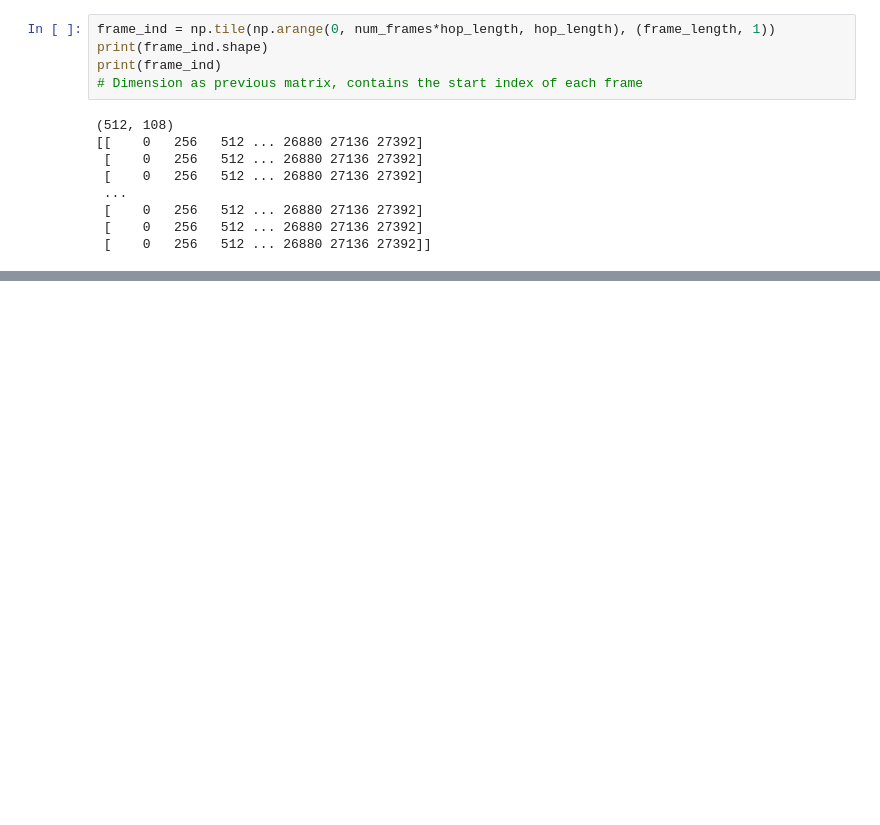
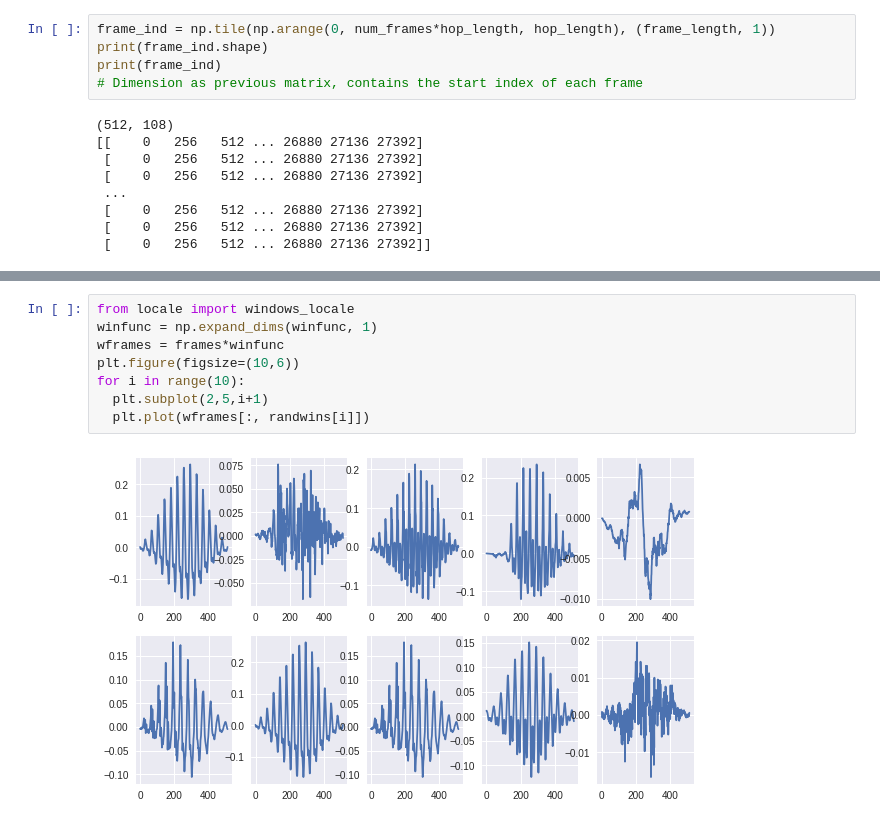
Before and after one commit to cattaneoluca/ML_for_audio, a Jupyter notebook: seminar_1/seminar_1.ipynb, the cells around one changed output, grey strips where cells are left out. Drawn from its saved outputs; the diff is of its cells as text; blank space fills up the shorter version.

```diff
--- a/seminar_1/seminar_1.ipynb
+++ b/seminar_1/seminar_1.ipynb
@@ -95,0 +139,10 @@ print(frame_ind)
+# %%
+from locale import windows_locale
+winfunc = np.expand_dims(winfunc, 1)
+wframes = frames*winfunc
+plt.figure(figsize=(10,6))
+for i in range(10):
+  plt.subplot(2,5,i+1)
+  plt.plot(wframes[:, randwins[i]])
+# %% [output]
+[figure, added]
```
Also changed, not shown: parts of 7 cells of this notebook.
